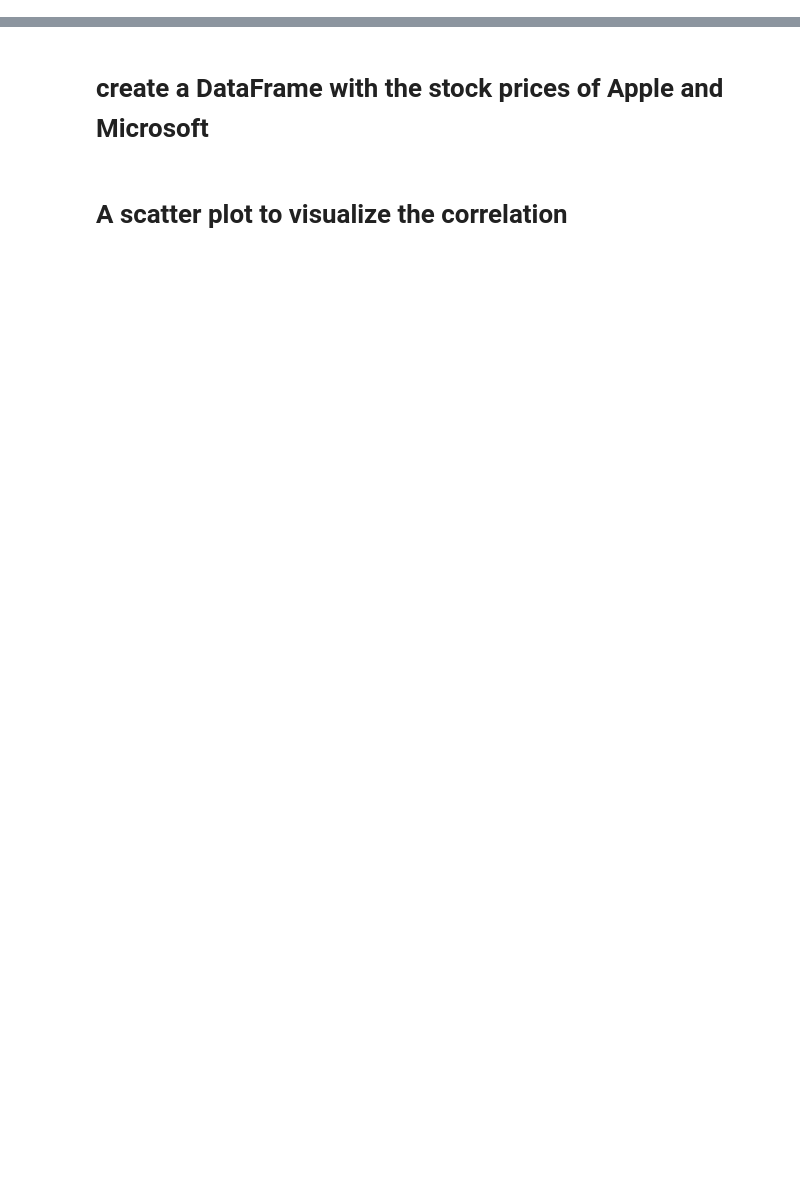
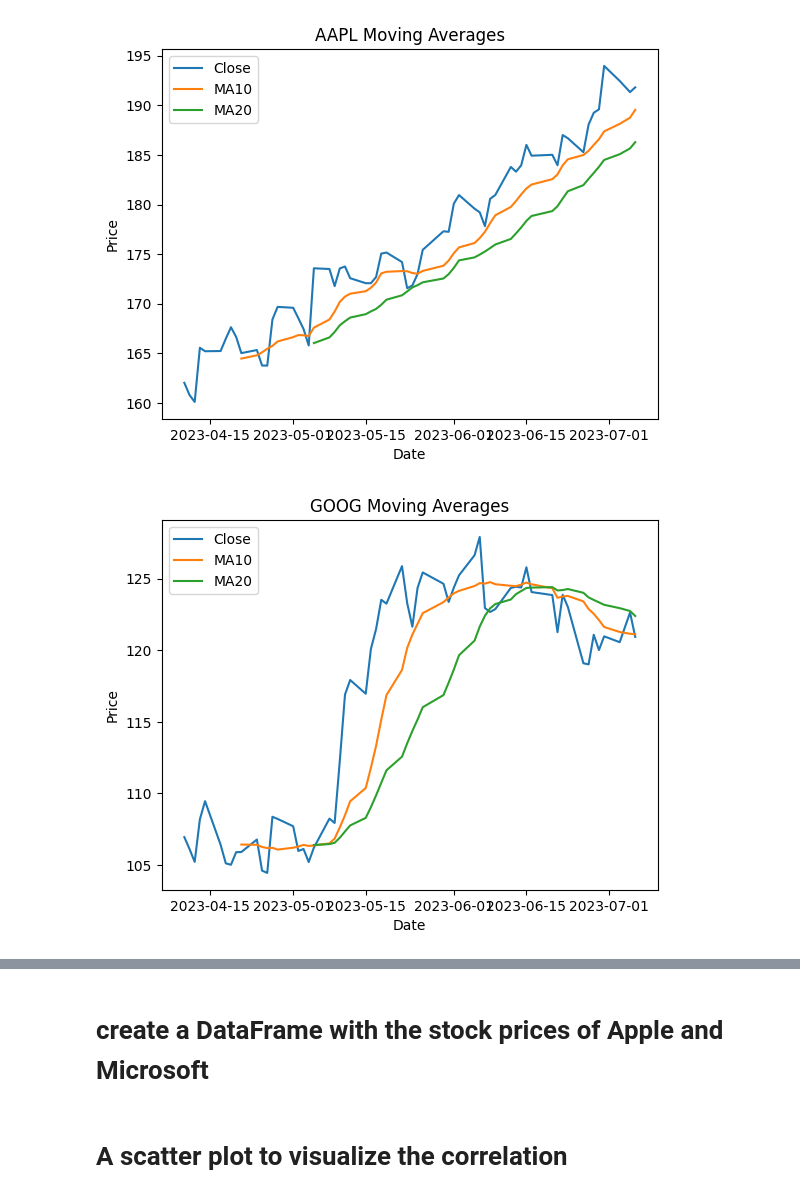
Before and after one commit to shushantranjan28/Stock-Market-Performance-Analysis, a Jupyter notebook: main.ipynb, the cells around one changed output, grey strips where cells are left out. Saved outputs shown, nothing was run; the diff lists cells and outputs as text; code cells hidden in the pictures; blank space fills up the shorter version.

```diff
--- a/main.ipynb
+++ b/main.ipynb
@@ -95,11 +136,29 @@ Moving Averages for AAPL
-# %%
-for ticker, group in df.groupby('Ticker'):
-    fig = px.line(group, x='Date', y=['Close', 'MA10', 'MA20'],
-                  title=f"{ticker} Moving Averages")
-    fig.show()
-# %%
-df['Volatility'] = df.groupby('Ticker')['Close'].pct_change().rolling(window=10).std().reset_index(0, drop=True)
-fig = px.line(df, x='Date', y='Volatility',
-              color='Ticker',
-              title='Volatility of All Companies')
-fig.show()
+# %%
+# Group the DataFrame by Ticker
+grouped_df = df.groupby('Ticker')
+
+# Iterate over the groups
+for ticker, group in grouped_df:
+    # Create a figure and axis
+    fig, ax = plt.subplots()
+
+    # Plot the Close prices
+    ax.plot(group['Date'], group['Close'], label='Close')
+
+    # Plot the moving averages (MA10 and MA20)
+    ax.plot(group['Date'], group['MA10'], label='MA10')
+    ax.plot(group['Date'], group['MA20'], label='MA20')
+
+    # Set the title and labels
+    ax.set_title(f"{ticker} Moving Averages")
+    ax.set_xlabel("Date")
+    ax.set_ylabel("Price")
+
+    # Add a legend
+    ax.legend()
+
+    # Display the plot
+    plt.show()
+# %% [output]
+[figure, added]
+[figure, added]
```
Also changed, not shown: parts of 12 cells of this notebook.
